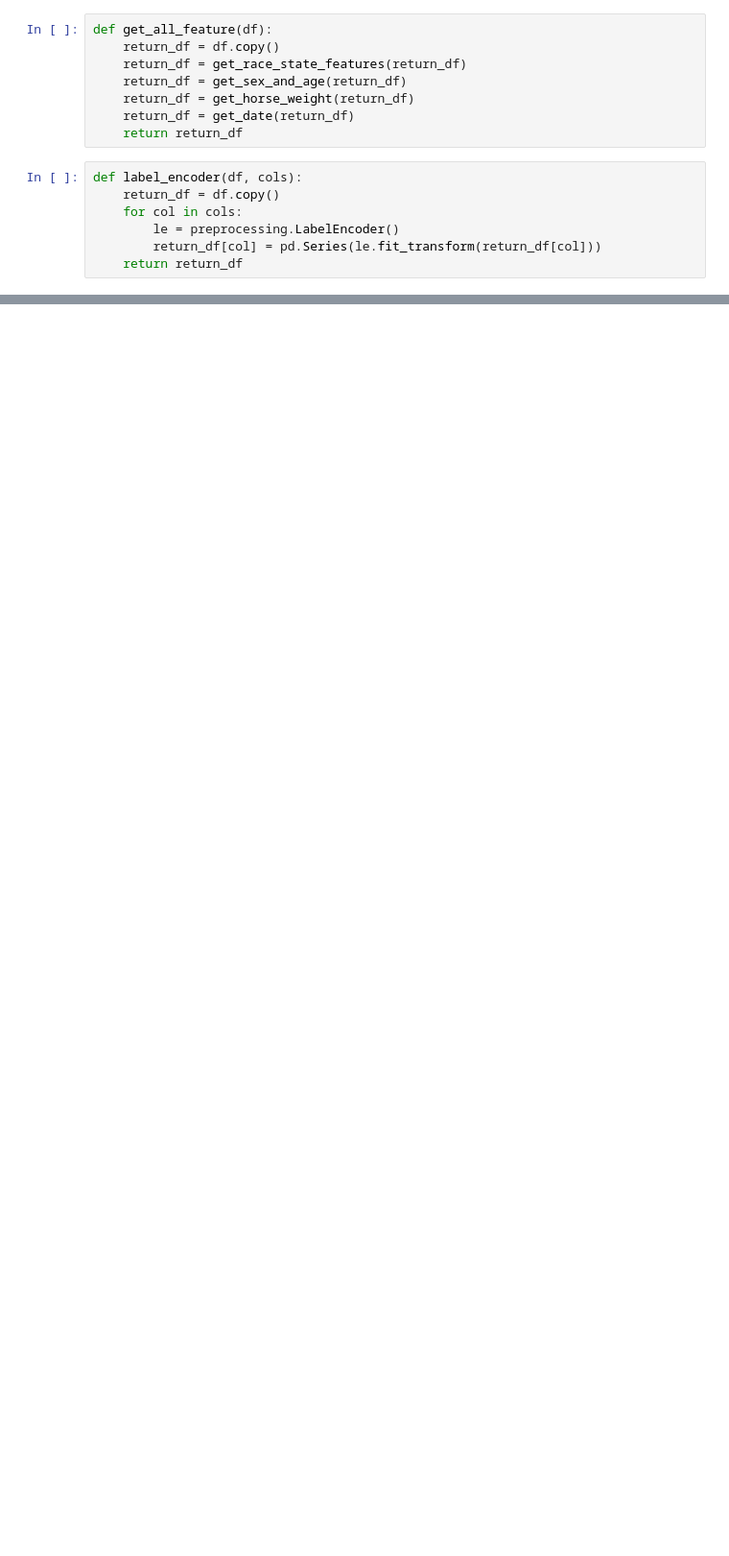
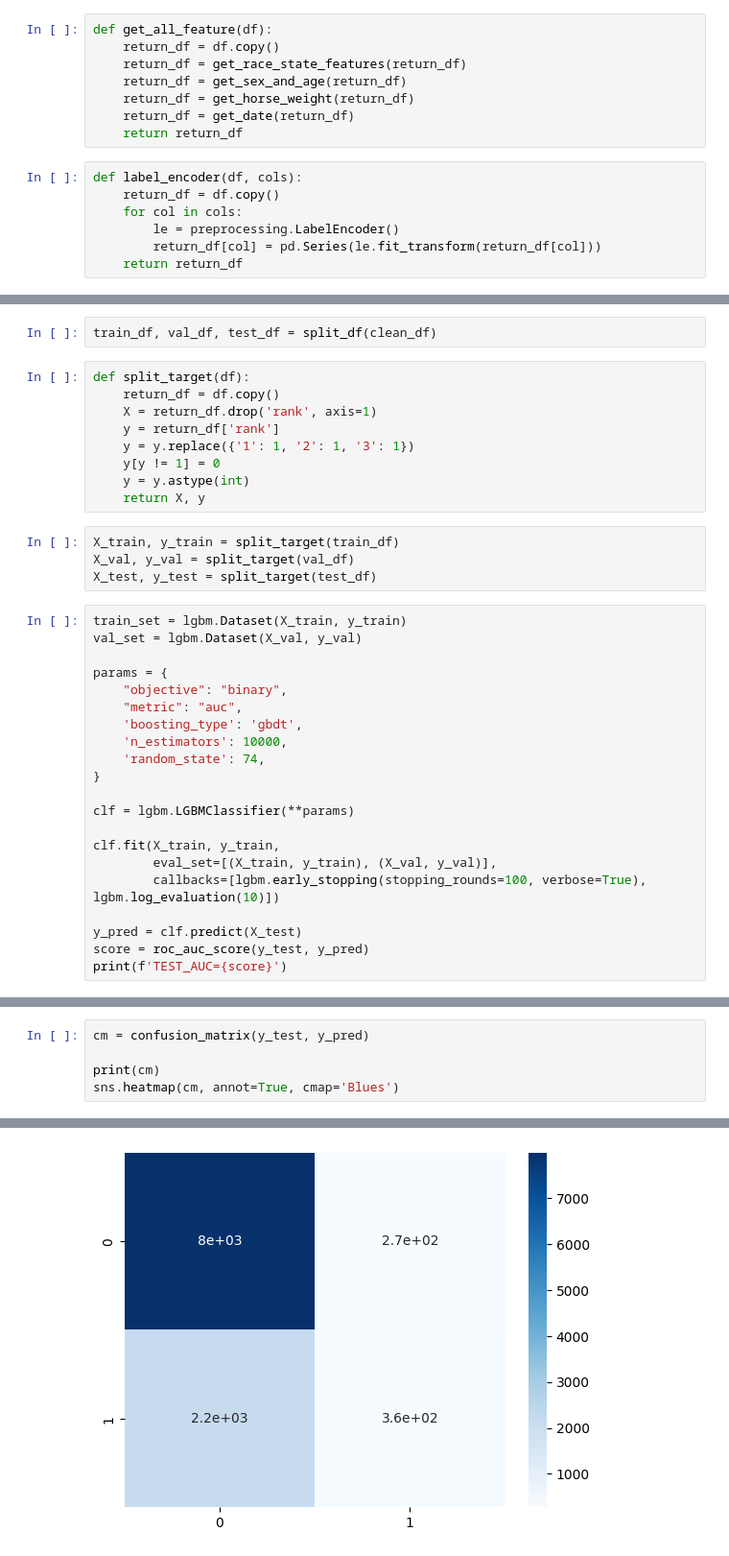
Before and after one commit to katsuya6152/KeibaAI-ML, a Jupyter notebook: notebook/baseline.ipynb, the cells around one changed output, grey strips where cells are left out. Shown at 96% size. Saved outputs shown, nothing was run; the diff lists cells and outputs as text; blank space fills up the shorter version.

```diff
--- a/notebook/baseline.ipynb
+++ b/notebook/baseline.ipynb
@@ -117,0 +132,36 @@ label_encoder(df, encoding_columns).T
+# %%
+train_df, val_df, test_df = split_df(clean_df)
+# %%
+def split_target(df):
+    return_df = df.copy()
+    X = return_df.drop('rank', axis=1)
+    y = return_df['rank']
+    y = y.replace({'1': 1, '2': 1, '3': 1})
+    y[y != 1] = 0
+    y = y.astype(int)
+    return X, y
+# %%
+X_train, y_train = split_target(train_df)
+X_val, y_val = split_target(val_df)
+X_test, y_test = split_target(test_df)
+# %%
+train_set = lgbm.Dataset(X_train, y_train)
+val_set = lgbm.Dataset(X_val, y_val)
+
+params = {
+    "objective": "binary",
+    "metric": "auc",
+    'boosting_type': 'gbdt',
+    'n_estimators': 10000,
+    'random_state': 74,
+}
+
+clf = lgbm.LGBMClassifier(**params)
+
+clf.fit(X_train, y_train,
+        eval_set=[(X_train, y_train), (X_val, y_val)],
+        callbacks=[lgbm.early_stopping(stopping_rounds=100, verbose=True), lgbm.log_evaluation(10)])
+
+y_pred = clf.predict(X_test)
+score = roc_auc_score(y_test, y_pred)
+print(f'TEST_AUC={score}')
@@ -117,0 +186,6 @@ label_encoder(df, encoding_columns).T
+# %%
+cm = confusion_matrix(y_test, y_pred)
+
+print(cm)
+sns.heatmap(cm, annot=True, cmap='Blues')
+# %% [output]
@@ -117,0 +195 @@ label_encoder(df, encoding_columns).T
+[figure, added]
```
Also changed, not shown: parts of 11 cells of this notebook, 1 other file.
